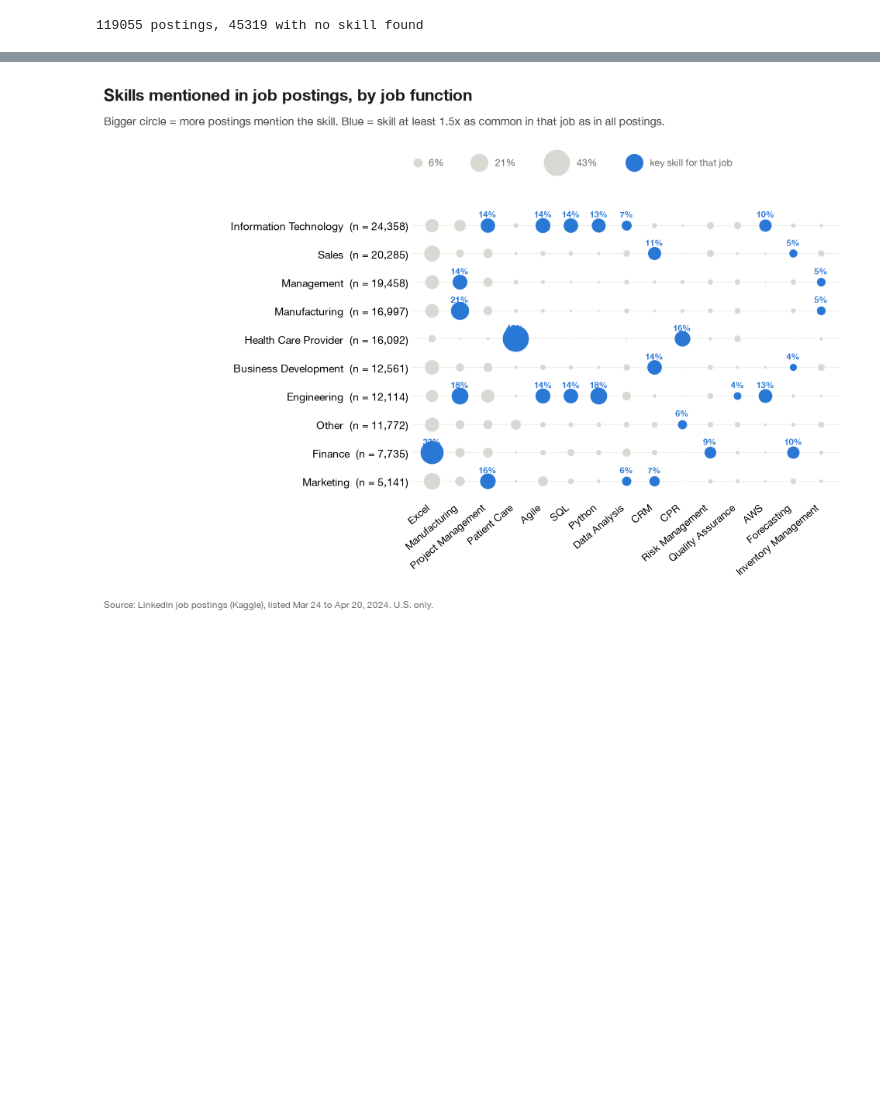
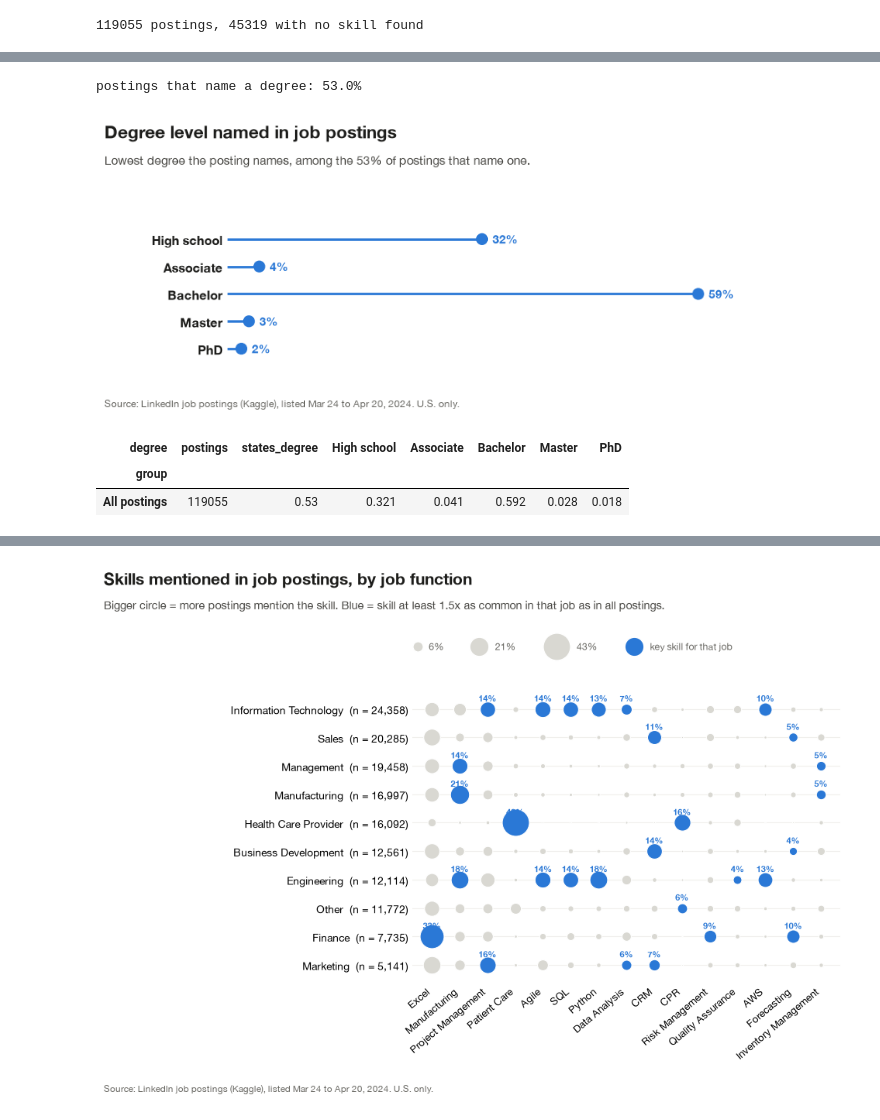
Before and after one commit to jessyyi/Py3onistas, a Jupyter notebook: notebooks/01_data_eda.ipynb, the cells around one changed output, grey strips where cells are left out. Cells and saved outputs as stored; diff of their text form; code cells hidden in the pictures; blank space fills up the shorter version.

```diff
--- a/notebooks/01_data_eda.ipynb
+++ b/notebooks/01_data_eda.ipynb
@@ -184,0 +124,17 @@ print(len(job_skills), "postings,", (job_skills["skills"].str.len() == 0).sum(),
+# %%
+overall_degree = ra.degree_requirements(jobs, min_n=1, top=None)
+named_share = overall_degree["states_degree"].iloc[0]
+print(f"postings that name a degree: {named_share:.1%}")
+levels_named = overall_degree[ra.STATED_DEGREES].iloc[0]
+mp.plot_lollipop(levels_named, "Degree level named in job postings",
+                 f"Lowest degree the posting names, among the {named_share:.0%} of postings that name one.",
+                 SOURCE, sort=False, colors=[mp.BLUE] * len(levels_named), label_all=True,
+                 path=f"{FIG}/degree_overall.png")
+plt.show()
+overall_degree.round(3)
+# %% [output]
+postings that name a degree: 53.0%
+[figure, added]
+| degree | postings | states_degree | High school | Associate | Bachelor | Master | PhD |
+| group |  |  |  |  |  |  |  |
+| All postings | 119055 | 0.53 | 0.321 | 0.041 | 0.592 | 0.028 | 0.018 |
```
Also changed, not shown: parts of 100 cells of this notebook, 54 other files.
